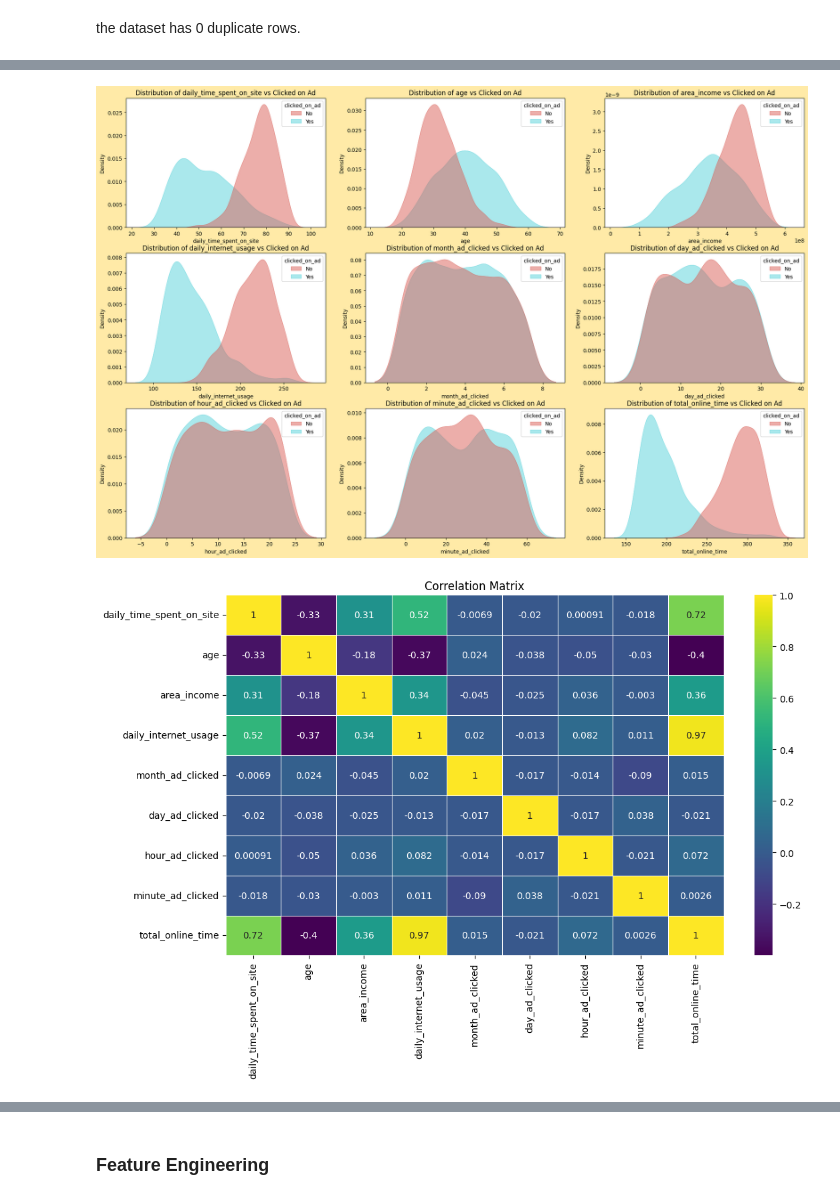
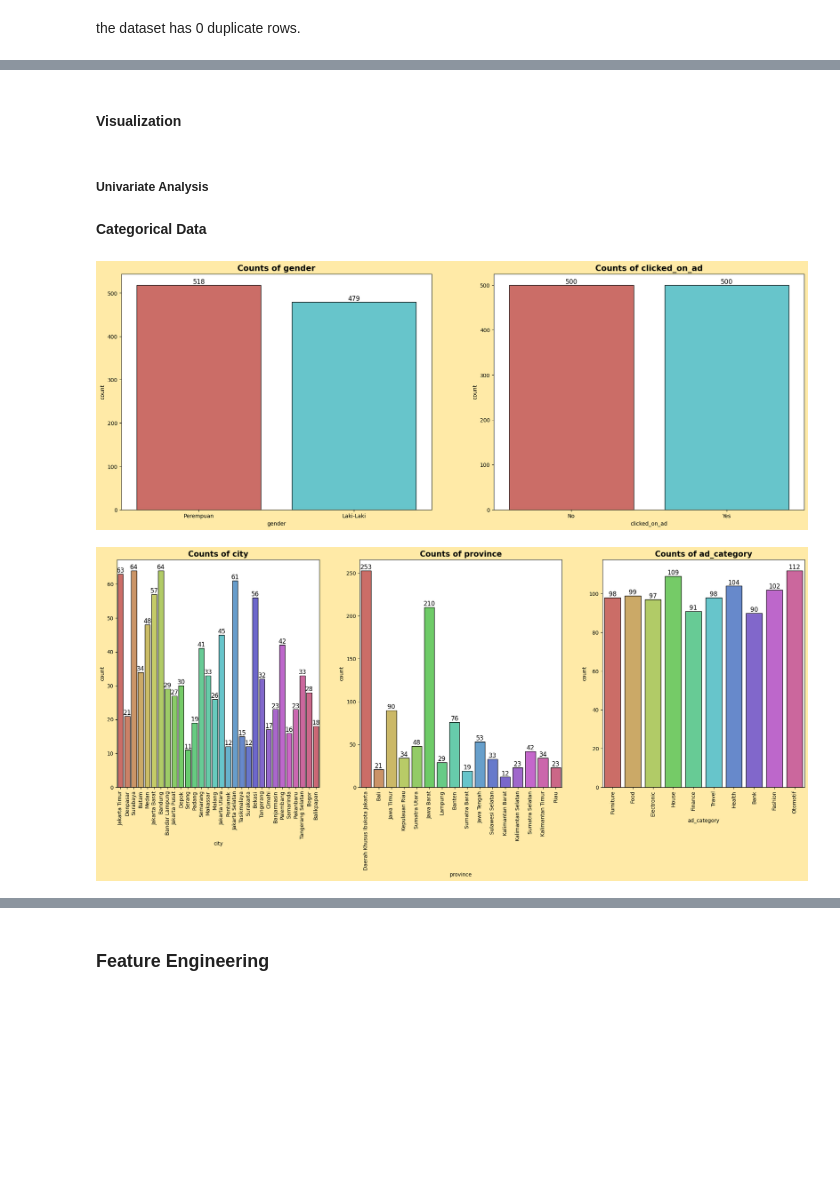
Before and after one commit to azaryasph/Predict-Customer-Clicked-Ads-Classification-By-Using-Machine-Learning, a Jupyter notebook: Predict Customer Clicked Ads Classification By Using Machine Learning.ipynb, the cells around one changed output, grey strips where cells are left out. Drawn from its saved outputs; the diff is of its cells as text; code cells hidden in the pictures; blank space fills up the shorter version.

```diff
--- a/Predict Customer Clicked Ads Classification By Using Machine Learning.ipynb
+++ b/Predict Customer Clicked Ads Classification By Using Machine Learning.ipynb
@@ -332,19 +211,34 @@ for index, (i, subplot) in enumerate(zip(highvar.columns, ax.flatten())):
-# %%
-num = dfe.select_dtypes(include='number').drop(columns='Unnamed: 0')
-
-fig, ax = plt.subplots(3, 3, figsize=(23,15))
-fig.set_facecolor('#FFEAA7')
-
-for i, subplot in zip(num.columns, ax.flatten()):
-    sns.kdeplot(x=i, data=num, hue=dfe['clicked_on_ad'], palette='hls', fill=True, alpha=0.5, linewidth=0.5, ax=subplot)
-    subplot.set_title(f'Distribution of {i} vs Clicked on Ad')
-# %% [output]
-[figure, removed]
-# %%
-plt.figure(figsize=(12, 7))
-plt.facecolor='#FFEAA7'
-sns.heatmap(num.corr(), annot=True, cmap='viridis', linewidths=0.5, annot_kws={'size': 10})
-plt.title('Correlation Matrix')
-plt.show()
-# %% [output]
-[figure, removed]
+# %% [markdown]
+#### Visualization
+# %% [markdown]
+##### Univariate Analysis
+# %% [markdown]
+**Categorical Data**
+# %%
+lowvar = dfe[['gender', 'clicked_on_ad']]
+highvar = dfe[['city', 'province', 'ad_category']]
+
+fig, ax = plt.subplots(1, 2, figsize=(23, 8))
+fig.set_facecolor('#FFEAA7')
+
+for i, subplot in zip(lowvar.columns, ax.flatten()):
+    sns.countplot(x=i, data=lowvar, ax=subplot, hue=i, legend=False, palette='hls', edgecolor='black')
+    subplot.set_title(f'Counts of {i}', fontsize=15, fontweight='bold')
+    for p in subplot.patches:
+        subplot.text(p.get_x() + p.get_width()/2., p.get_height(), '%d' % int(p.get_height()),
+            fontsize=12, color='black', ha='center', va='bottom')
+
+fig, ax = plt.subplots(1, 3, figsize=(24, 8))
+fig.set_facecolor('#FFEAA7')
+
+for i, subplot in zip(highvar.columns, ax.flatten()):
+    sns.countplot(x=i, data=highvar, ax=subplot, hue=i, legend=False, palette='hls', edgecolor='black')
+    subplot.set_title(f'Counts of {i}', fontsize=15, fontweight='bold')
+    for label in subplot.get_xticklabels():
+        label.set_rotation(90)
+    for p in subplot.patches:
+        subplot.text(p.get_x() + p.get_width()/2., p.get_height(), '%d' % int(p.get_height()),
+            fontsize=12, color='black', ha='center', va='bottom')
+# %% [output]
+[figure, added]
+[figure, added]
```
Also changed, not shown: parts of 56 cells of this notebook.
